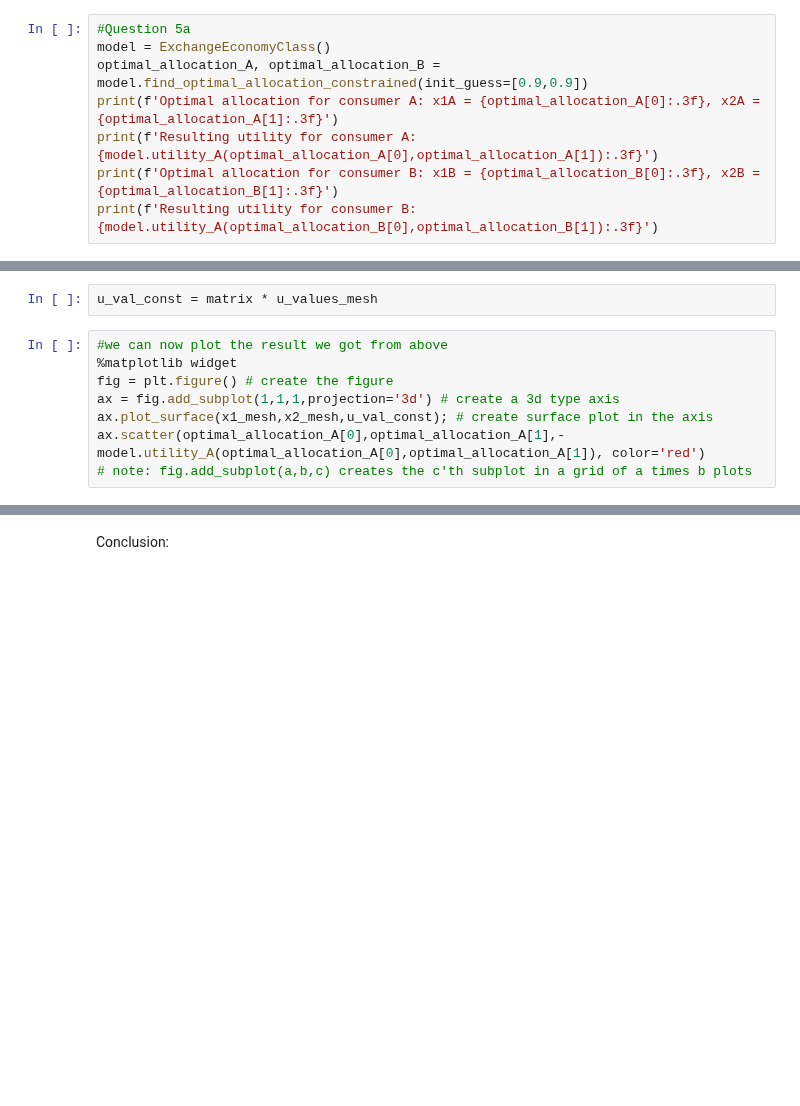
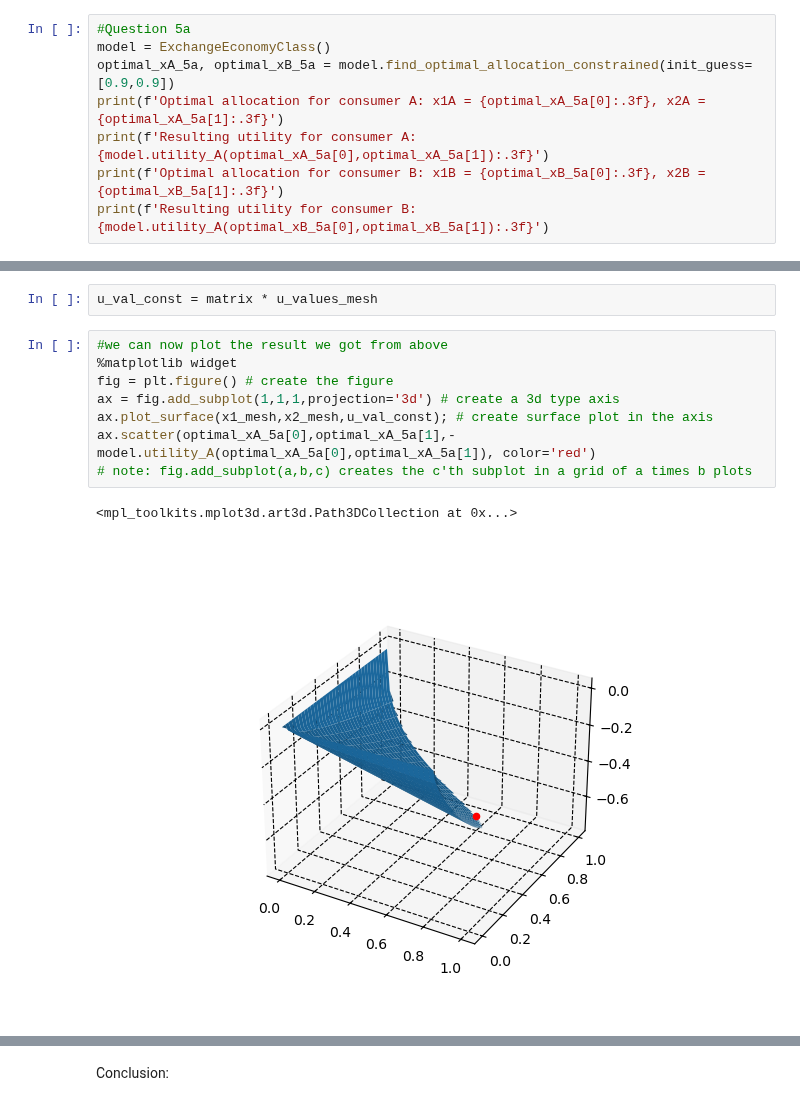
Before and after one commit to NumEconCopenhagen/projects-2024-emil-og-simon, a Jupyter notebook: inauguralproject/inauguralproject.ipynb, the cells around one changed output, grey strips where cells are left out. Drawn from its saved outputs; the diff is of its cells as text; blank space fills up the shorter version.

```diff
--- a/inauguralproject/inauguralproject.ipynb
+++ b/inauguralproject/inauguralproject.ipynb
@@ -303,11 +305,11 @@ Explanation...
 # %%
 #Question 5a
 model = ExchangeEconomyClass()
-optimal_allocation_A, optimal_allocation_B = model.find_optimal_allocation_constrained(init_guess=[0.9,0.9])
-print(f'Optimal allocation for consumer A: x1A = {optimal_allocation_A[0]:.3f}, x2A = {optimal_allocation_A[1]:.3f}')
-print(f'Resulting utility for consumer A: {model.utility_A(optimal_allocation_A[0],optimal_allocation_A[1]):.3f}')
-print(f'Optimal allocation for consumer B: x1B = {optimal_allocation_B[0]:.3f}, x2B = {optimal_allocation_B[1]:.3f}')
-print(f'Resulting utility for consumer B: {model.utility_A(optimal_allocation_B[0],optimal_allocation_B[1]):.3f}')
+optimal_xA_5a, optimal_xB_5a = model.find_optimal_allocation_constrained(init_guess=[0.9,0.9])
+print(f'Optimal allocation for consumer A: x1A = {optimal_xA_5a[0]:.3f}, x2A = {optimal_xA_5a[1]:.3f}')
+print(f'Resulting utility for consumer A: {model.utility_A(optimal_xA_5a[0],optimal_xA_5a[1]):.3f}')
+print(f'Optimal allocation for consumer B: x1B = {optimal_xB_5a[0]:.3f}, x2B = {optimal_xB_5a[1]:.3f}')
+print(f'Resulting utility for consumer B: {model.utility_A(optimal_xB_5a[0],optimal_xB_5a[1]):.3f}')
 # %% [output]
 Optimal allocation for consumer A: x1A = 0.576, x2A = 0.844
 Resulting utility for consumer A: 0.743
@@ -355,11 +402,14 @@ u_val_const = matrix * u_values_mesh
 # %%
 #we can now plot the result we got from above
 %matplotlib widget
 fig = plt.figure() # create the figure
 ax = fig.add_subplot(1,1,1,projection='3d') # create a 3d type axis
 ax.plot_surface(x1_mesh,x2_mesh,u_val_const); # create surface plot in the axis
-ax.scatter(optimal_allocation_A[0],optimal_allocation_A[1],-model.utility_A(optimal_allocation_A[0],optimal_allocation_A[1]), color='red')
+ax.scatter(optimal_xA_5a[0],optimal_xA_5a[1],-model.utility_A(optimal_xA_5a[0],optimal_xA_5a[1]), color='red')
 # note: fig.add_subplot(a,b,c) creates the c'th subplot in a grid of a times b plots
+# %% [output]
+<mpl_toolkits.mplot3d.art3d.Path3DCollection at 0x...>
+[figure, added]
 # %%
 # Question 5b
 model = ExchangeEconomyClass()
```
Also changed, not shown: parts of 10 cells of this notebook, 1 other file.
